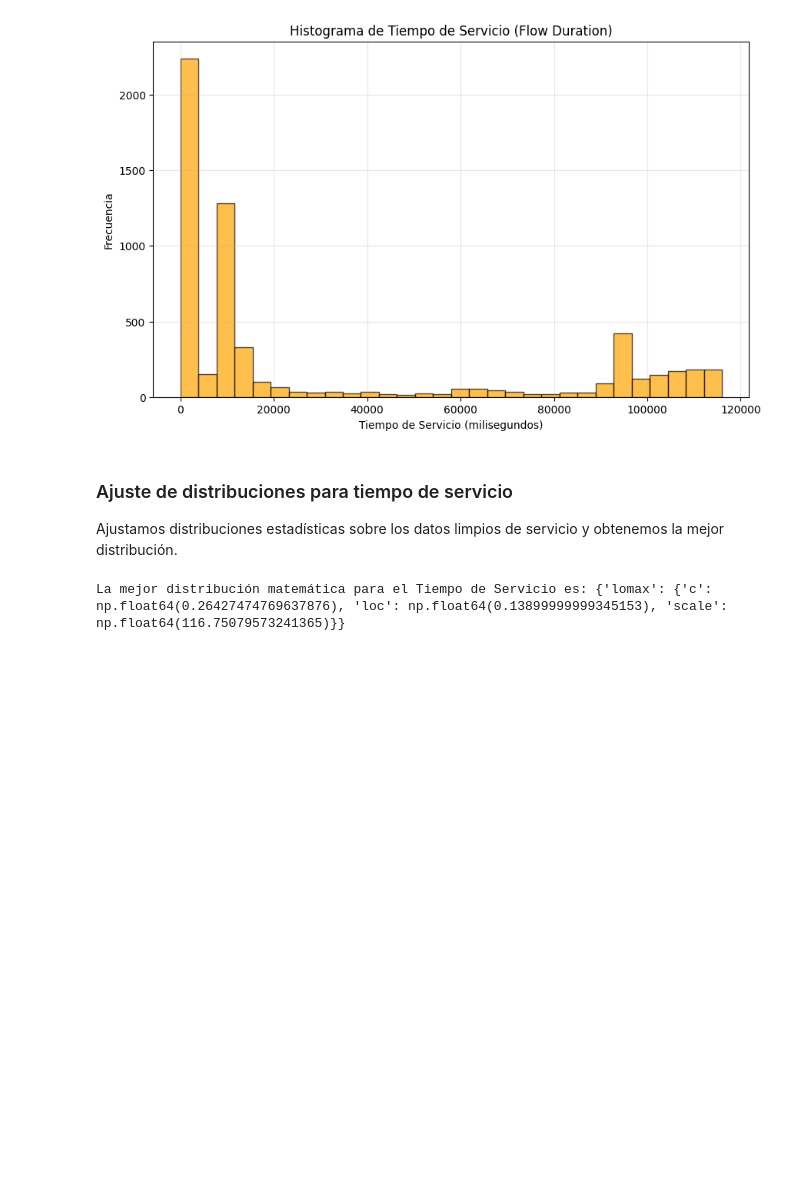
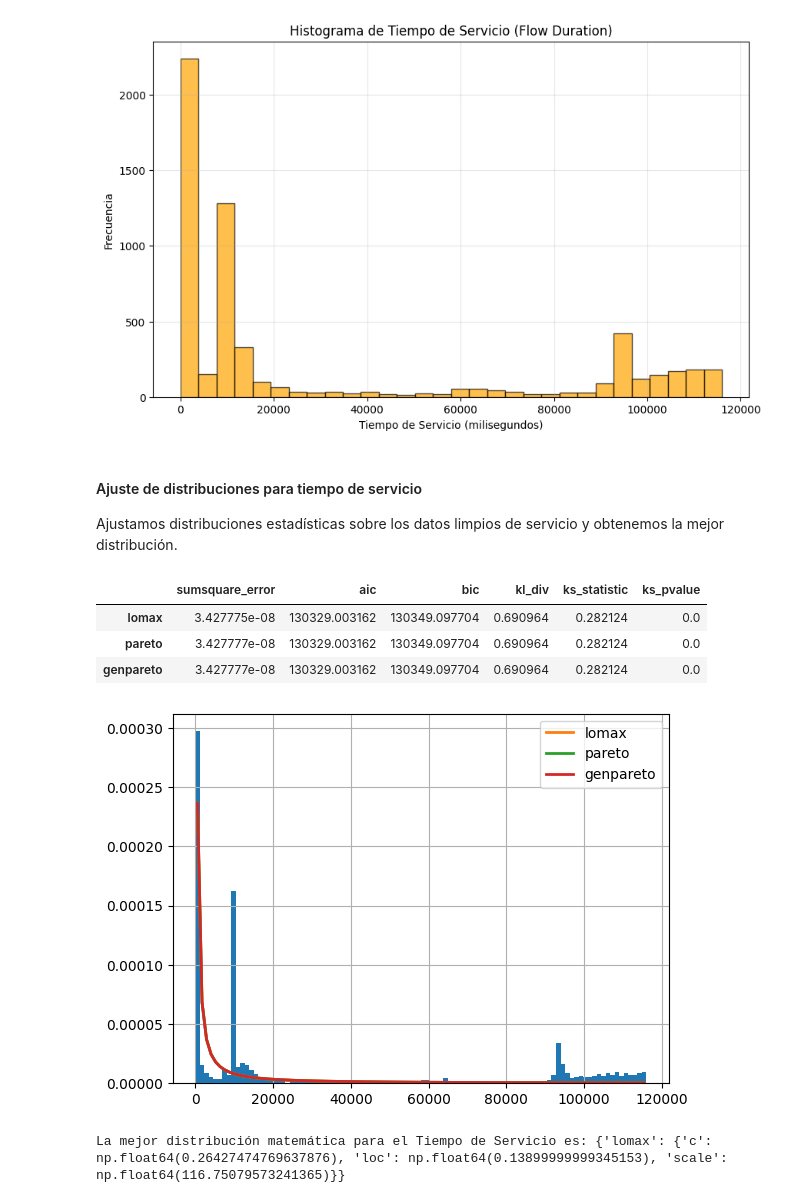
Before and after one commit to GFCACACE/propuesta-simulacion, a Jupyter notebook: Propuesta_de_simulación_Intenet.ipynb, the cells around one changed output. Cells and saved outputs as stored; diff of their text form; code cells hidden in the pictures; blank space fills up the shorter version.

```diff
--- a/Propuesta_de_simulación_Intenet.ipynb
+++ b/Propuesta_de_simulación_Intenet.ipynb
@@ -304,6 +308,6 @@ plt.show()
 # %% [output]
 [figure]
 # %% [markdown]
-### Ajuste de distribuciones para tiempo de servicio
+#### Ajuste de distribuciones para tiempo de servicio
 
 Ajustamos distribuciones estadísticas sobre los datos limpios de servicio y obtenemos la mejor distribución.
@@ -310 +317,9 @@ Ajustamos distribuciones estadísticas sobre los datos limpios de servicio y obt
+# %%
+fdp_servicio.summary(3)
+# %% [output]
+|  | sumsquare_error | aic | bic | kl_div | ks_statistic | ks_pvalue |
+| lomax | 3.427775e-08 | 130329.003162 | 130349.097704 | 0.690964 | 0.282124 | 0.0 |
+| pareto | 3.427777e-08 | 130329.003162 | 130349.097704 | 0.690964 | 0.282124 | 0.0 |
+| genpareto | 3.427777e-08 | 130329.003162 | 130349.097704 | 0.690964 | 0.282124 | 0.0 |
+[figure, added]
 # %%
```
Also changed, not shown: parts of 8 cells of this notebook.
